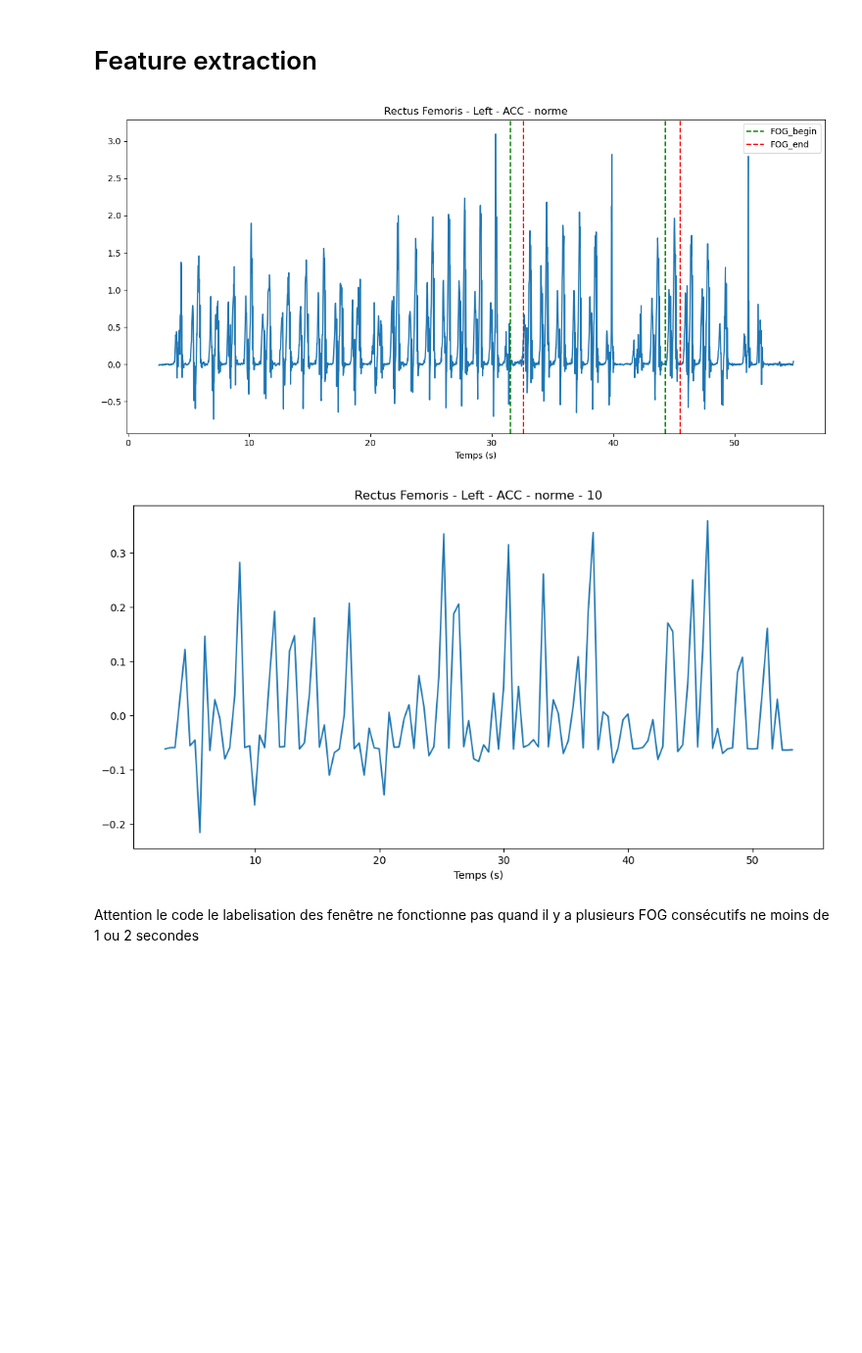
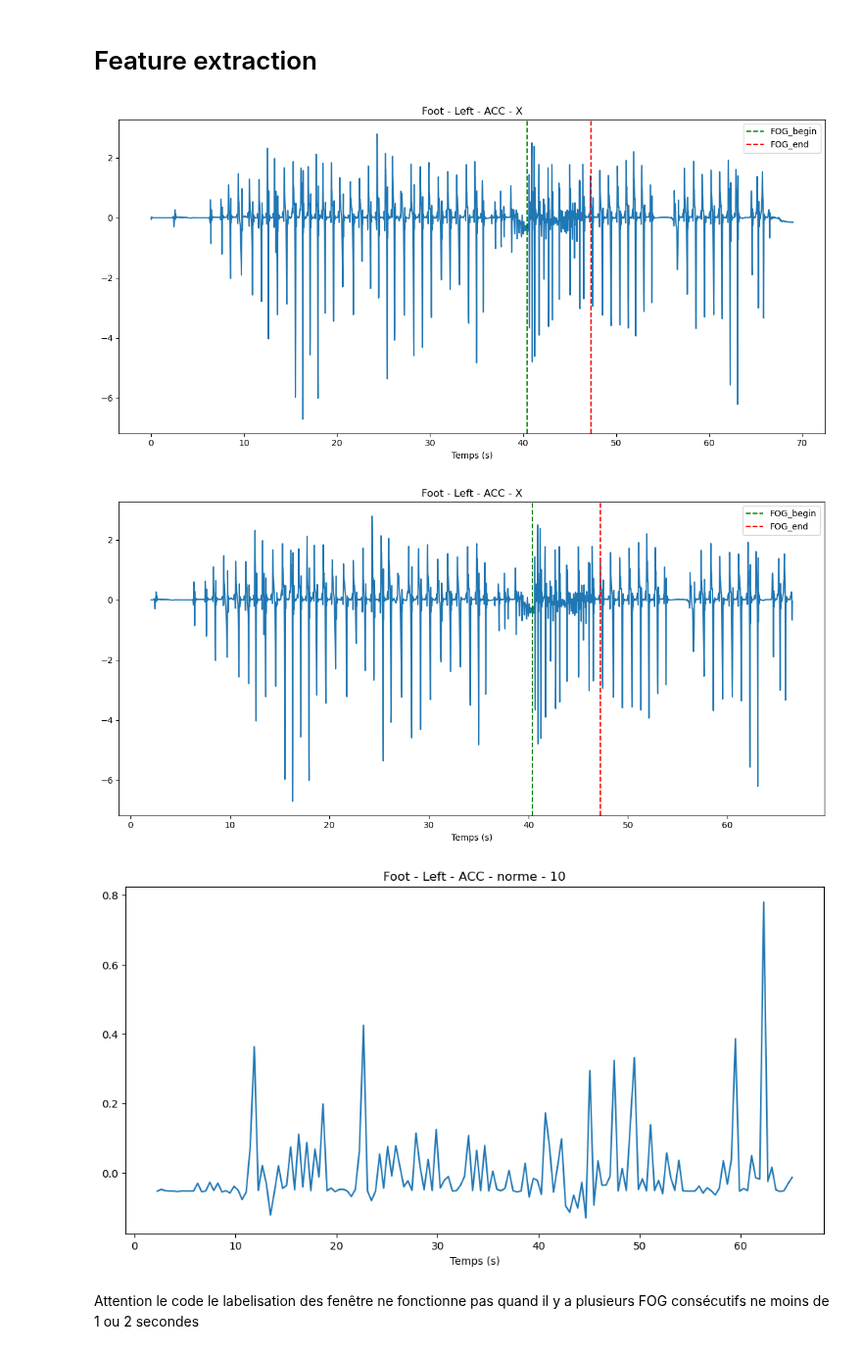
Before and after one commit to Anthoplc/Detect-FOG, a Jupyter notebook: code/feature_extraction.ipynb, the cells around one changed output. Shown at 98% size. Cells and saved outputs as stored; diff of their text form; code cells hidden in the pictures; blank space fills up the shorter version.

```diff
--- a/code/feature_extraction.ipynb
+++ b/code/feature_extraction.ipynb
@@ -14,25 +14,33 @@ from sklearn.model_selection import TimeSeriesSplit
 from scipy.fft import fft, fftfreq
 import entropy as spectral_entropy
 # %%
-file_path = "C:/Users/antho/Documents/MEMOIRE_M2/CODE_STAGE_M2/DATA_FOG/LE_LIEVRE_Emmanuel_1971_03_19_LEEM1971/2023-05-26/2023-05-26_overlay_detectFOG/Video overlay 15.c3d"
+file_path = "C:/Users/antho/Documents/MEMOIRE_M2/audeline_video/Data/A_P_1956-02-21_ON (1).c3d"
+# file_path = "C:/Users/antho/Documents/MEMOIRE_M2/CODE_STAGE_M2/DATA_FOG/LE_LIEVRE_Emmanuel_1971_03_19_LEEM1971/2023-05-26/2023-05-26_overlay_detectFOG/Video overlay 15.c3d"
 # Définir les informations du patient
 patient_id = 1234
 date_de_naissance = "1963-06-23"
 medicaments = "Traitement X"
 # Instancier l'objet DetectFog
 detector = PreProcessing(file_path)
+# plt.plot(detector.c3d['data']['analogs'][0][0,:])
 detector.creation_json_grace_c3d(patient_id, date_de_naissance, medicaments)
-detector.extract_data_interval()
-detector.plot_data_FOG_start_end("Rectus Femoris", "Left", "ACC", "norme")
+detector.plot_data_FOG("Foot", "Left", "ACC", "X")
+
+data_interval=detector.extract_data_interval()
+detector.plot_data_FOG_start_end("Foot", "Left", "ACC", "X")
+
+# detector.plot_data_FOG_start_end("Rectus Femoris", "Left", "ACC", "X")
 detector.normalize_data()
-detector.decoupage_en_fenetres()
+data = detector.decoupage_en_fenetres()
 detector.label_fenetre()
 detector.association_label_fenetre_data()
 data = detector.concat_label_fenetre_data()
-detector.plot_data_FOG_start_end_final("Rectus Femoris", "Left", "ACC", "norme",10) # trouver une solution pour le temps
+# detector.plot_data_FOG_start_end_final("Rectus Femoris", "Left", "ACC", "norme",10) # trouver une solution pour le temps
+detector.plot_data_FOG_start_end_final("Foot", "Left", "ACC", "norme",10) # trouver une solution pour le temps
 # %% [output]
-[figure, old version]
+[figure, new version]
-[figure, old version]
+[figure, new version]
+[figure, added]
 # %% [markdown]
 Attention le code le labelisation des fenêtre ne fonctionne pas quand il y a plusieurs FOG consécutifs ne moins de 1 ou 2 secondes
 # %%
```
Also changed, not shown: parts of 27 cells of this notebook.
